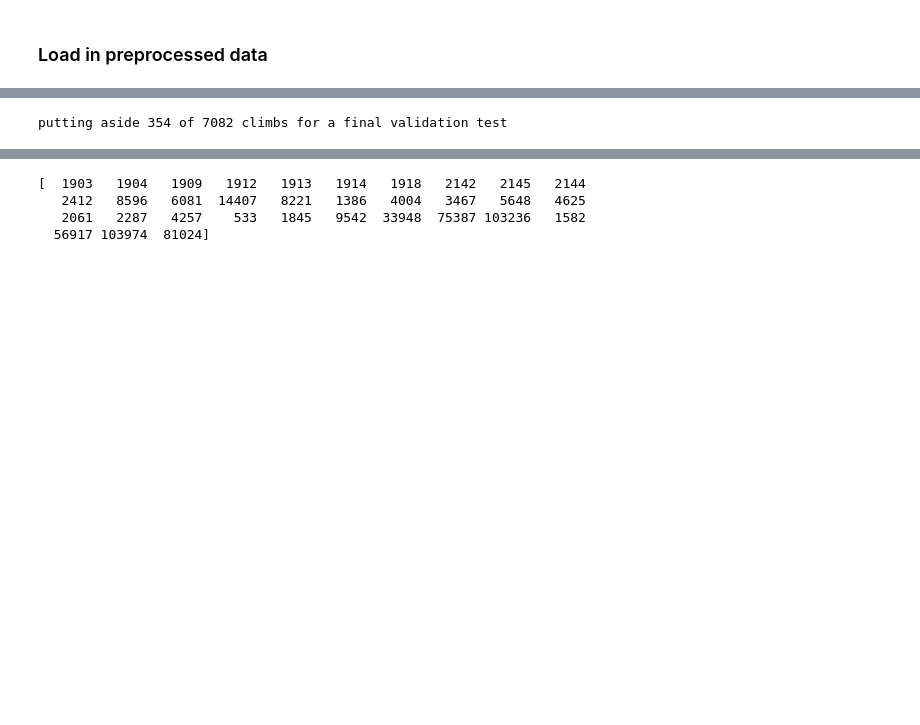
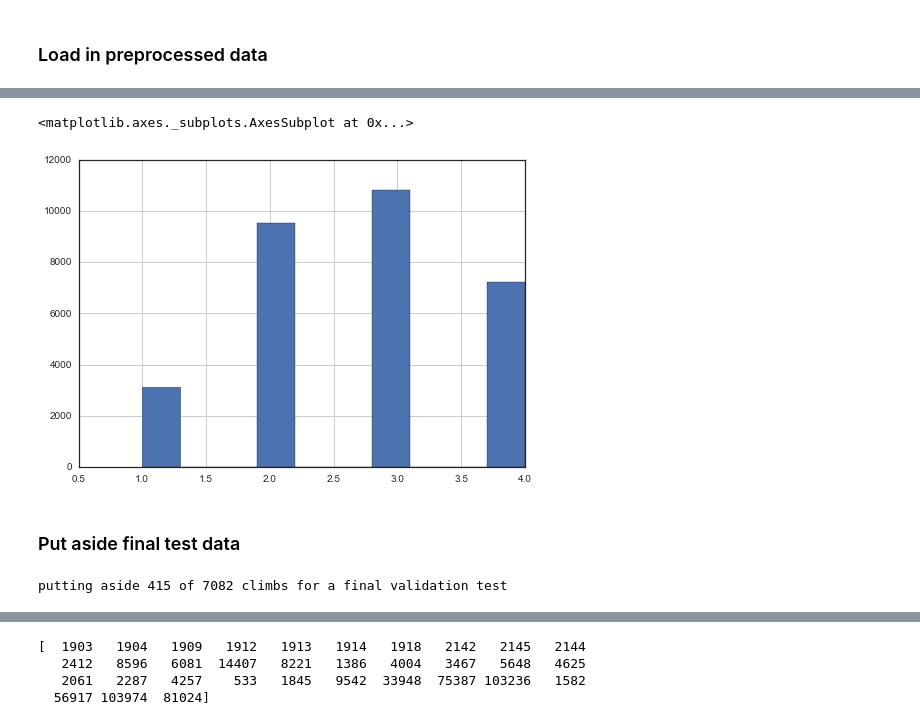
Before and after one commit to askerry/cragcrunch, a Jupyter notebook: Notebook 7. Personalized Recommendations.ipynb, the cells around one changed output, grey strips where cells are left out. Saved outputs shown, nothing was run; the diff lists cells and outputs as text; code cells hidden in the pictures; blank space fills up the shorter version.

```diff
--- a/Notebook 7. Personalized Recommendations.ipynb
+++ b/Notebook 7. Personalized Recommendations.ipynb
@@ -69,10 +164,17 @@ starting with 8314, reducing to 8314
+# %%
+resultsdf['true_rating'].hist()
+# %% [output]
+<matplotlib.axes._subplots.AxesSubplot at 0x...>
+[figure, added]
+# %% [markdown]
+### Put aside final test data
 # %%
 #take testp% of climbs and put aside all entries relating to that climb as test data
 testp=0.05
 
-testids=np.random.choice(popclimbdf.index.values,int(len(popclimbdf)*testp))
+testids=np.random.choice(cdf.index.values,int(len(cdf)*testp))
 util.pickletheseobjects(os.path.join(rootdir,'projects','cragcrunch', 'data', 'testids.pkl'),[testids])
-testclimbdf,climbdf=popclimbdf.loc[testids,:].copy(), popclimbdf.drop(testids)
+testclimbdf,climbdf=cdf.loc[testids,:].copy(), cdf.drop(testids)
 testtdf,tdf=mo.splittraintest(tdf, testids)
 testcodf,codf=mo.splittraintest(codf, testids)
 testgdf,gdf=mo.splittraintest(gdf, testids)
@@ -80,4 +182,4 @@ testsdf,sdf=mo.splittraintest(sdf, testids)
 testhdf,hdf=mo.splittraintest(hdf, testids)
 print "putting aside %s of %s climbs for a final validation test" %(len(testids), len(popclimbdf))
 # %% [output]
-putting aside 354 of 7082 climbs for a final validation test
+putting aside 415 of 7082 climbs for a final validation test
```
Also changed, not shown: parts of 32 cells of this notebook, 29 other files.
